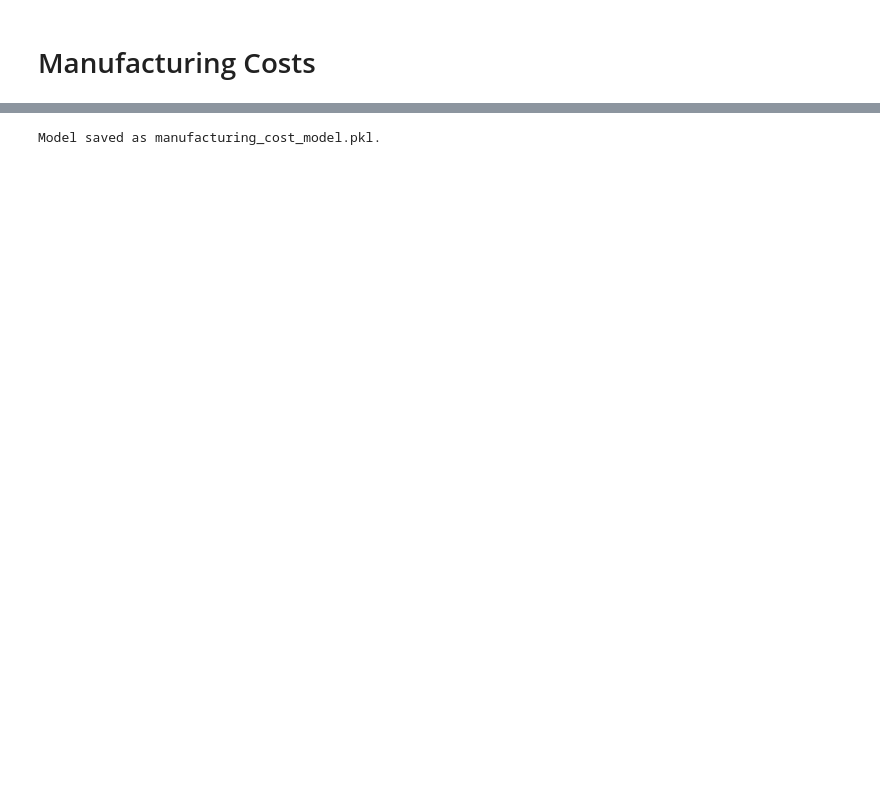
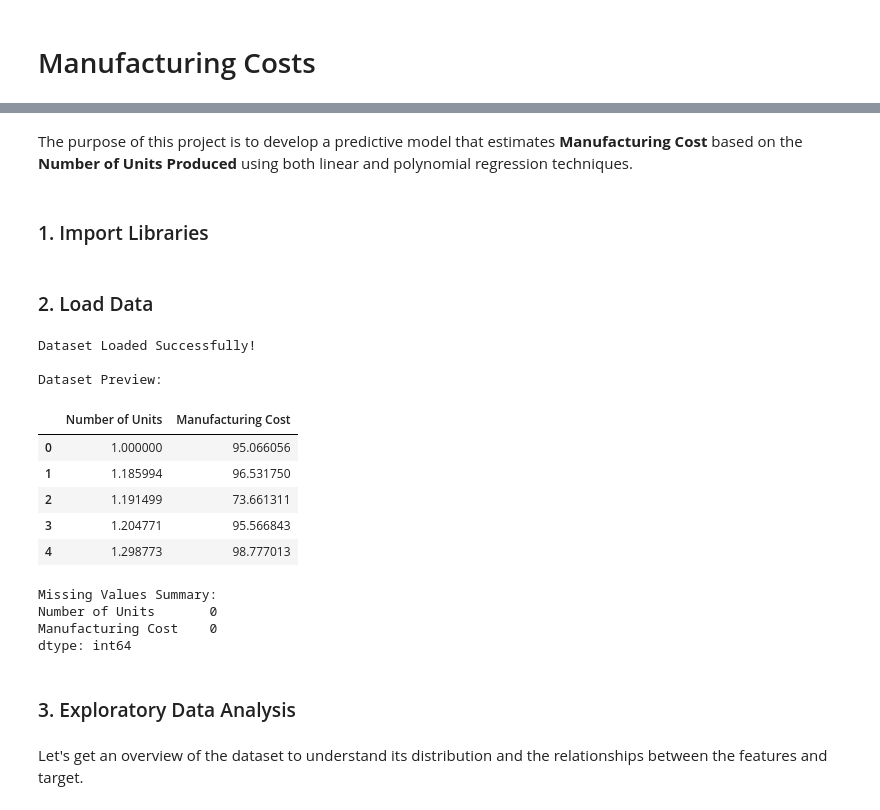
Before and after one commit to MiltonGreat/Manufacturing-Costs, a Jupyter notebook: Manufactruring Costs.ipynb, the cells around one changed output, grey strips where cells are left out. Cells and saved outputs as stored; diff of their text form; code cells hidden in the pictures; blank space fills up the shorter version.

```diff
--- a/Manufactruring Costs.ipynb
+++ b/Manufactruring Costs.ipynb
@@ -194,8 +3,4 @@ R-Squared (R²): 0.5936898412489064
-# %%
-#  Save and Document the Model
-
-model_file = 'manufacturing_cost_model.pkl'
-joblib.dump(model, model_file)
-print(f"\nModel saved as {model_file}.")
-# %% [output]
-Model saved as manufacturing_cost_model.pkl.
+# %% [markdown]
+The purpose of this project is to develop a predictive model that estimates **Manufacturing Cost** based on the **Number of Units Produced** using both linear and polynomial regression techniques.
+# %% [markdown]
+### 1. Import Libraries
@@ -201,0 +20,38 @@ Model saved as manufacturing_cost_model.pkl.
+# %% [markdown]
+### 2. Load Data
+# %%
+# Load the CSV file
+csv_file_name = 'EconomiesOfScale.csv'
+
+if os.path.exists(csv_file_name):
+    df = pd.read_csv(csv_file_name)
+    print("\nDataset Loaded Successfully!")
+else:
+    raise FileNotFoundError(f"Error: {csv_file_name} not found. Please ensure the file is in the correct directory.")
+
+# Preview the dataset
+print("\nDataset Preview:")
+df.head()
+# %% [output]
+Dataset Loaded Successfully!
+
+Dataset Preview:
+|  | Number of Units | Manufacturing Cost |
+| 0 | 1.000000 | 95.066056 |
+| 1 | 1.185994 | 96.531750 |
+| 2 | 1.191499 | 73.661311 |
+| 3 | 1.204771 | 95.566843 |
+| 4 | 1.298773 | 98.777013 |
+# %%
+# Check for missing values
+print("\nMissing Values Summary:")
+print(df.isnull().sum())
+# %% [output]
+Missing Values Summary:
+Number of Units       0
+Manufacturing Cost    0
+dtype: int64
+# %% [markdown]
+### 3. Exploratory Data Analysis
+# %% [markdown]
+Let's get an overview of the dataset to understand its distribution and the relationships between the features and target.
```
Also changed, not shown: parts of 33 cells of this notebook.
